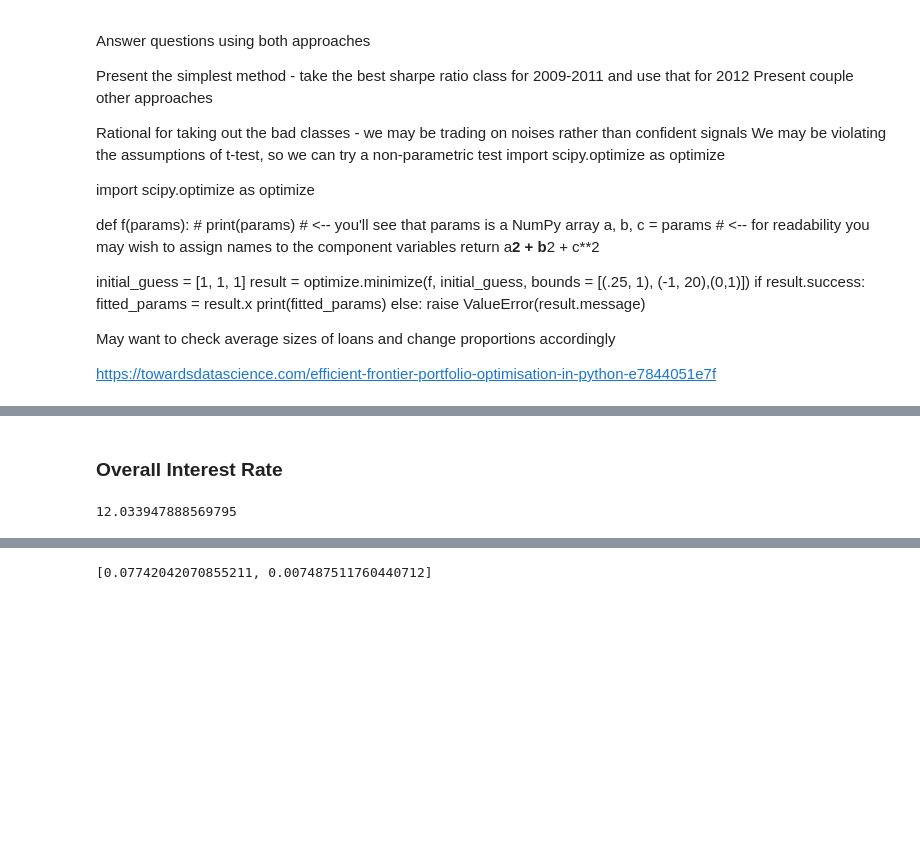
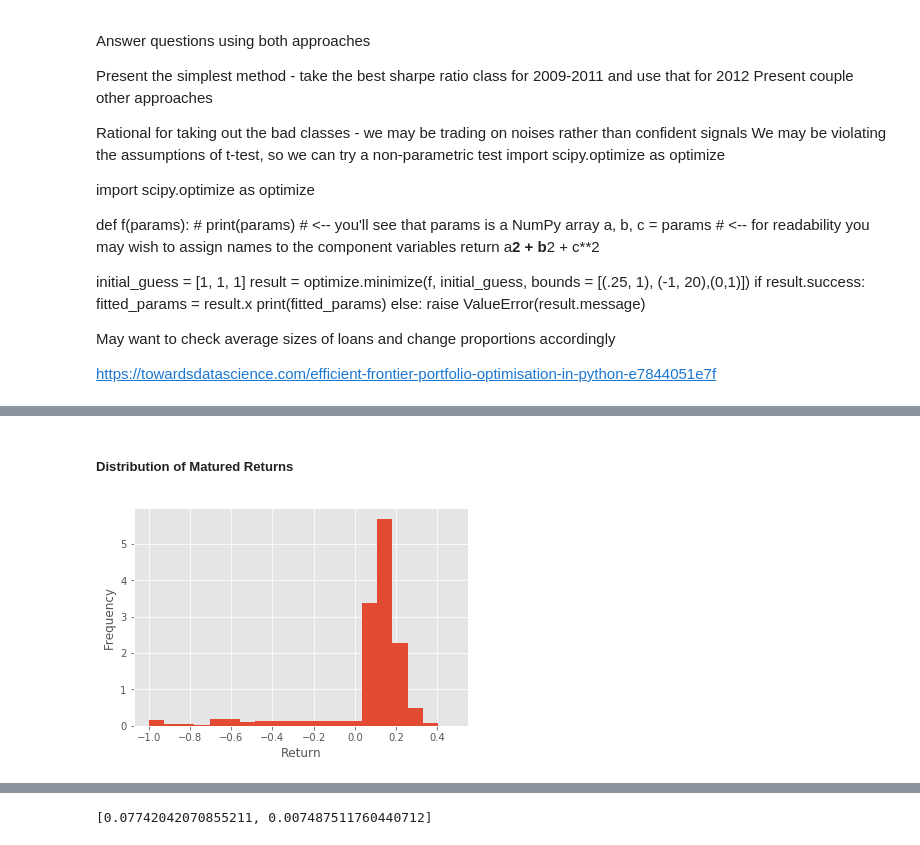
Before and after one commit to yjs1210/lending-tree, a Jupyter notebook: lending-tree.ipynb, the cells around one changed output, grey strips where cells are left out. Cells and saved outputs as stored; diff of their text form; code cells hidden in the pictures; blank space fills up the shorter version.

```diff
--- a/lending-tree.ipynb
+++ b/lending-tree.ipynb
@@ -101,0 +129,7 @@ df['last_pymnt_mo']= df.last_pymnt_d.dt.month
+# %%
+###Calculating at a row level, individual security IRRs. Method will be faulty for loans that didn't mature.
+###Warning the calculation takes a fair amount of time ~few minutes
+df['irr']=df.apply(irr_calc, axis=1)
+# %%
+##NaNs returned from IRRs with 0 payments should be -100% return
+df['irr']=df['irr'].replace(np.NaN,-1)
@@ -115,6 +169,0 @@ df_filtered['loan_status_flag'] = np.where(df_filtered['loan_status'].str.contai
-# %% [markdown]
-### Overall Interest Rate
-# %%
-df_filtered['int_rate'].mean()
-# %% [output]
-12.033947888569795
@@ -136,0 +170,10 @@ df_filtered['avg_pymnt'] = (df_filtered['total_pymnt']-df_filtered['recoveries']
+# %% [markdown]
+##### Distribution of Matured Returns
+# %%
+####Histogram of returns
+plt.hist(df_filtered['irr'],density=1, bins=20)
+plt.xlabel('Return')
+plt.ylabel('Frequency')
+plt.show()
+# %% [output]
+[figure, added]
```
Also changed, not shown: parts of 77 cells of this notebook.
